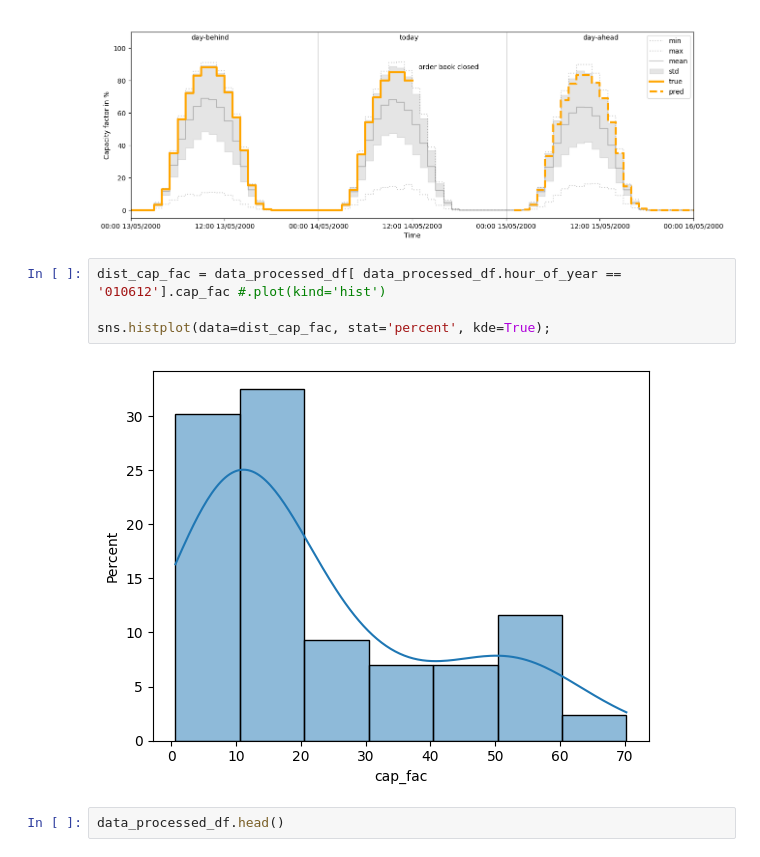
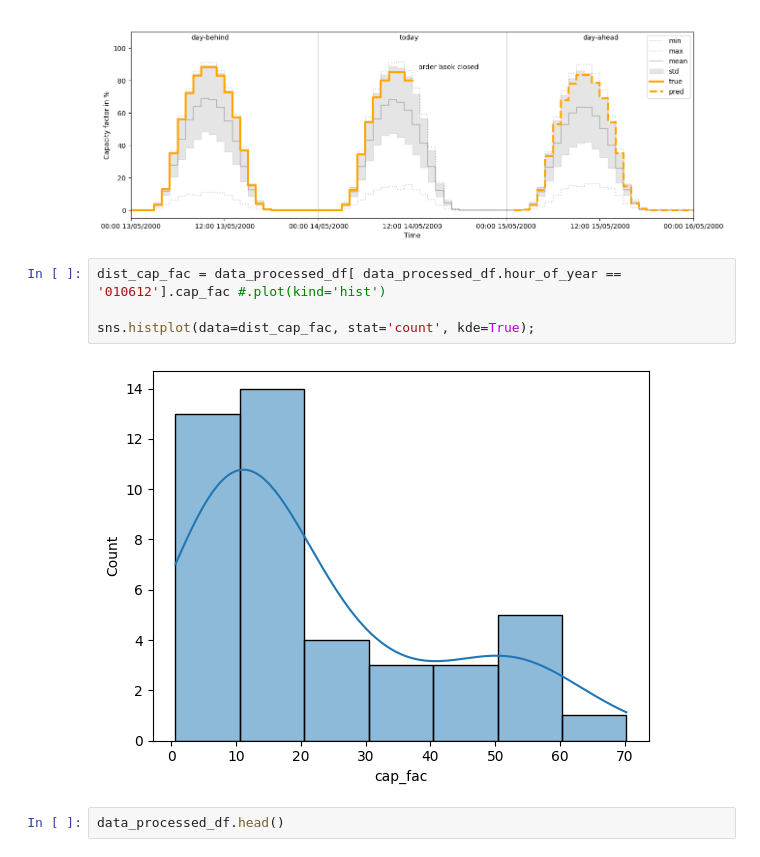
Before and after one commit to jerome-roeser/advanced-power-forecast, a Jupyter notebook: notebooks/hoernsch.ipynb, the cells around one changed output. Cells and saved outputs as stored; diff of their text form.

```diff
--- a/notebooks/hoernsch.ipynb
+++ b/notebooks/hoernsch.ipynb
@@ -483,9 +483,9 @@ ax.legend();
 # %%
 dist_cap_fac = data_processed_df[ data_processed_df.hour_of_year == '010612'].cap_fac #.plot(kind='hist')
 
-sns.histplot(data=dist_cap_fac, stat='percent', kde=True);
+sns.histplot(data=dist_cap_fac, stat='count', kde=True);
 # %% [output]
-[figure, old version]
+[figure, new version]
 # %%
 data_processed_df.head()
 # %% [output]
```
Also changed, not shown: 1 other file.
